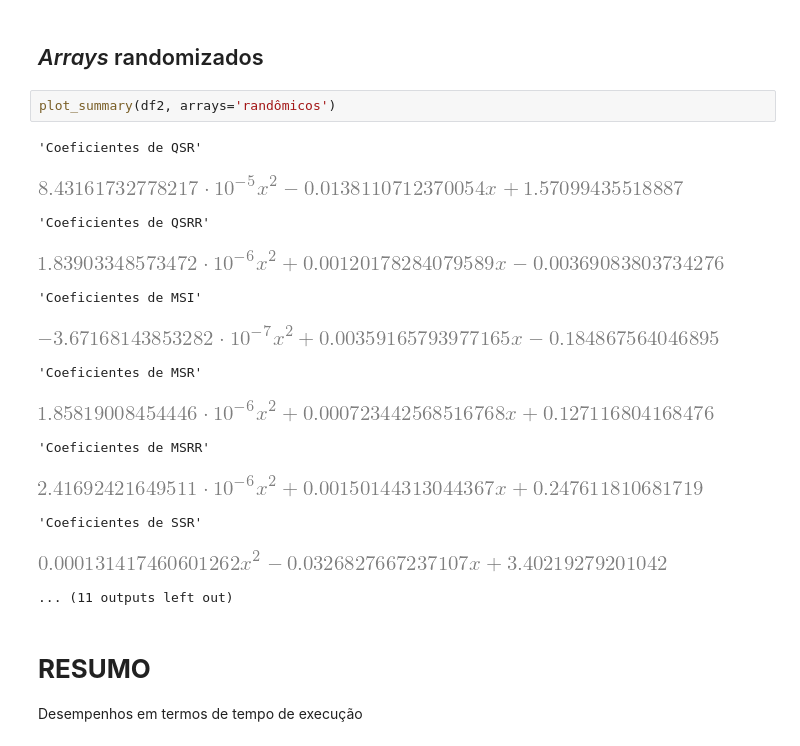
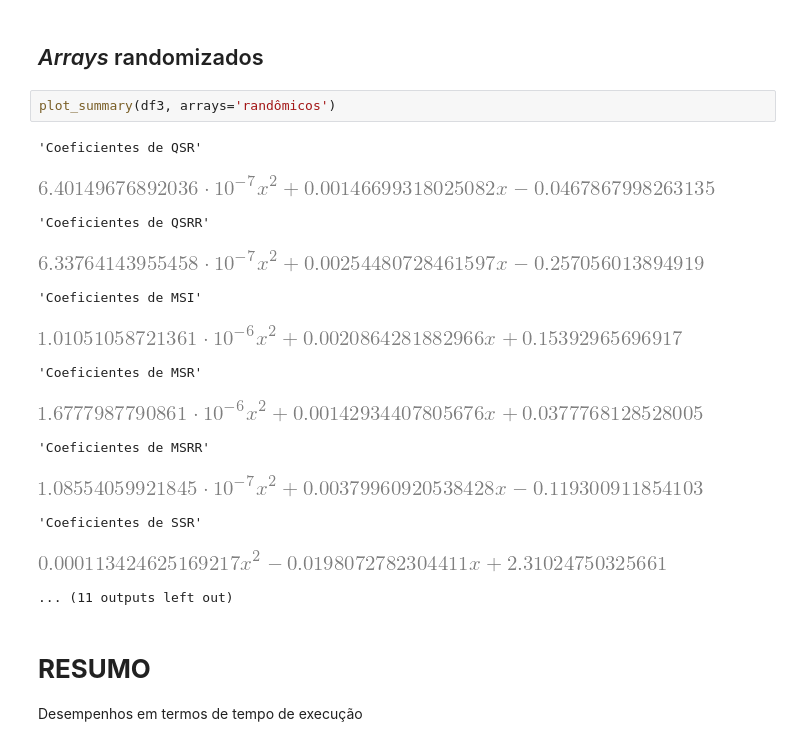
Before and after one commit to gprzy/sorting-complexity-analysis, a Jupyter notebook: sorting_complexity_analysis.ipynb, the cells around one changed output. Drawn from its saved outputs; the diff is of its cells as text.

```diff
--- a/sorting_complexity_analysis.ipynb
+++ b/sorting_complexity_analysis.ipynb
@@ -421,20 +421,20 @@ plot_summary(df2, arrays='decrescentes')
 # %% [markdown]
 ## *Arrays* randomizados
 # %%
-plot_summary(df2, arrays='randômicos')
+plot_summary(df3, arrays='randômicos')
 # %% [output]
 'Coeficientes de QSR'
-[figure, old version]
+[figure, new version]
 'Coeficientes de QSRR'
-[figure, old version]
+[figure, new version]
 'Coeficientes de MSI'
-[figure, old version]
+[figure, new version]
 'Coeficientes de MSR'
-[figure, old version]
+[figure, new version]
 'Coeficientes de MSRR'
-[figure, old version]
+[figure, new version]
 'Coeficientes de SSR'
-[figure, old version]
+[figure, new version]
 ... (11 outputs left out)
 # %% [markdown]
 # **RESUMO**
```
